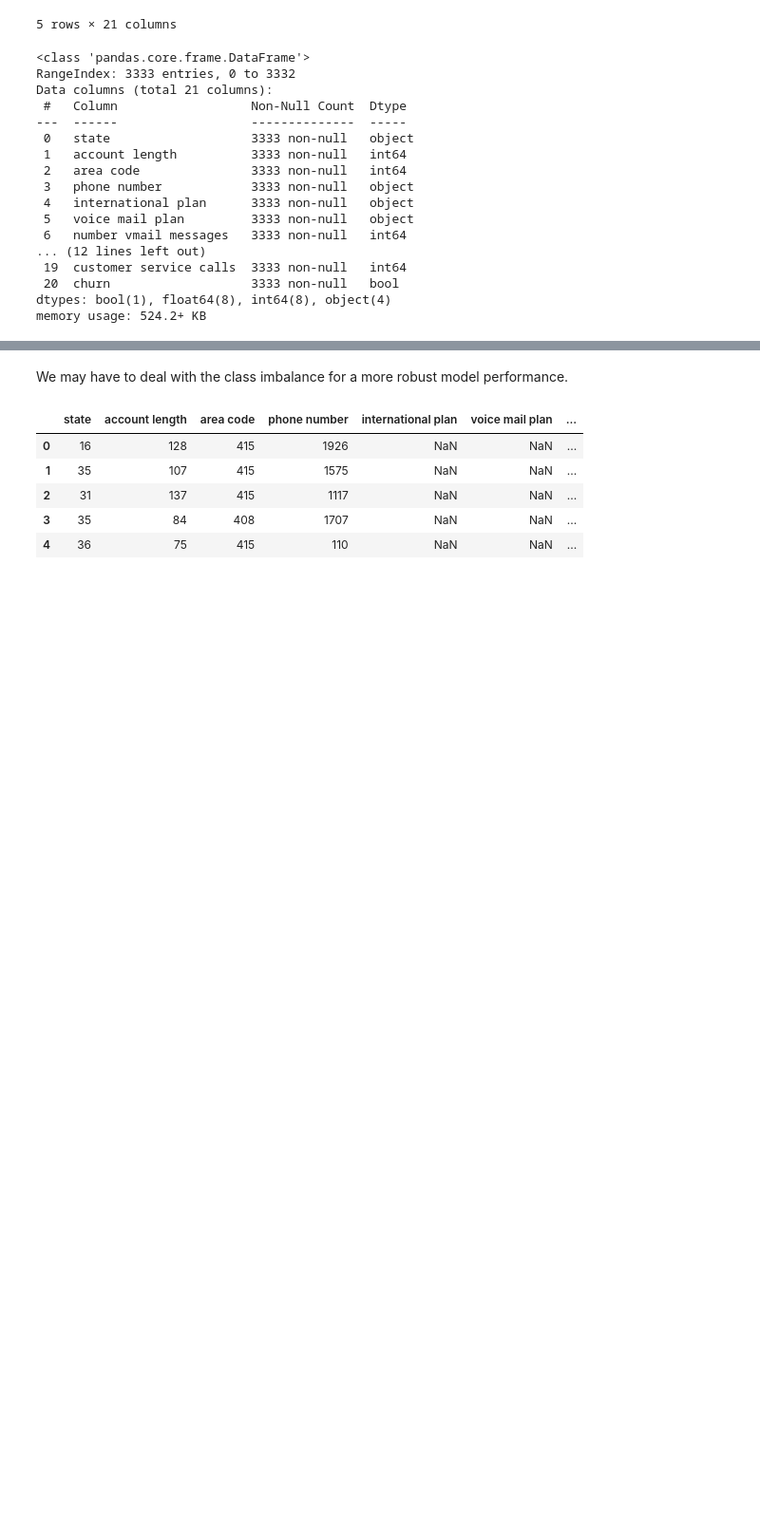
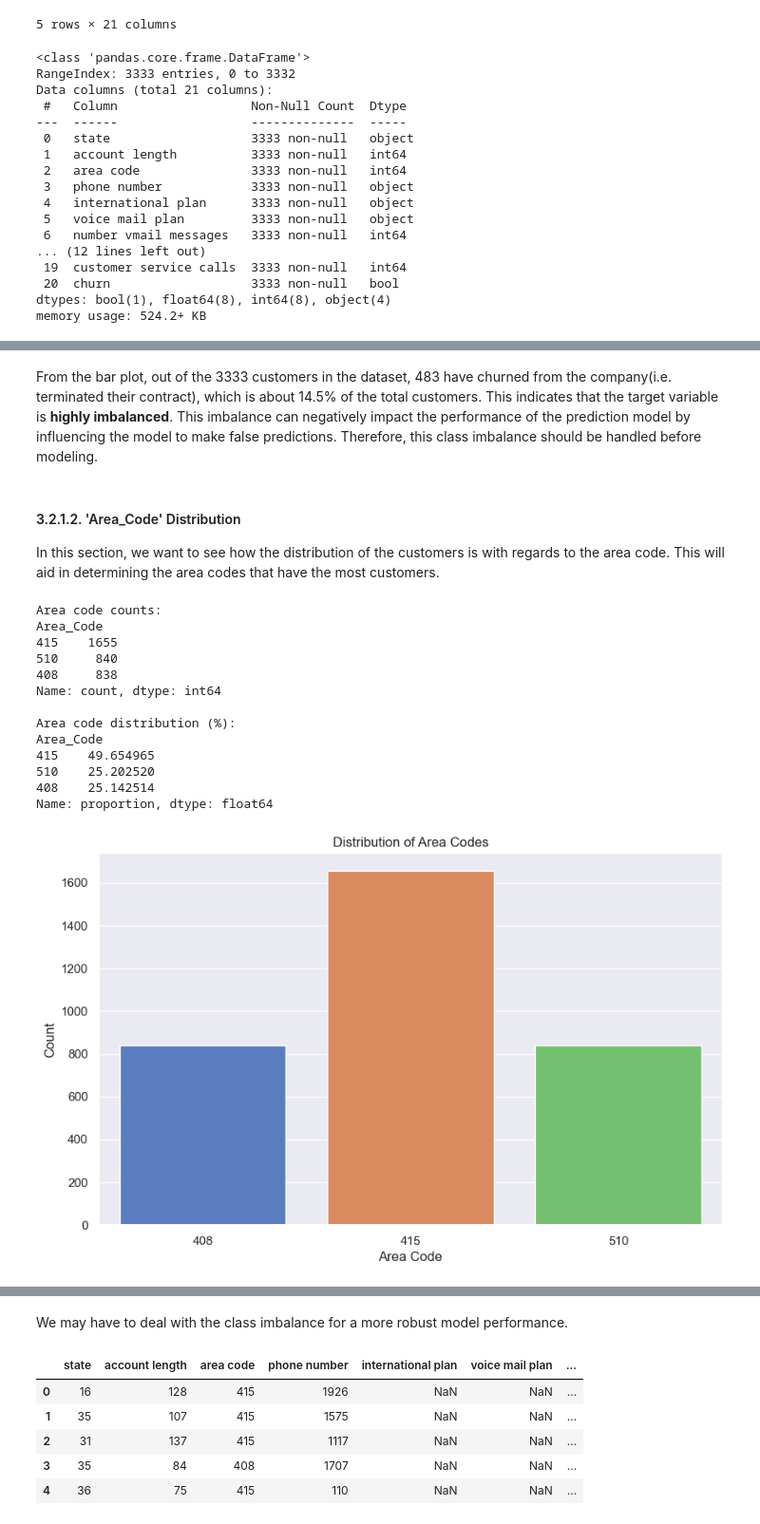
Before and after one commit to Patricknmaina/Phase-3-Project, a Jupyter notebook: index.ipynb, the cells around one changed output, grey strips where cells are left out. Shown at 95% size. Saved outputs shown, nothing was run; the diff lists cells and outputs as text; code cells hidden in the pictures; blank space fills up the shorter version.

```diff
--- a/index.ipynb
+++ b/index.ipynb
@@ -95,0 +282,36 @@ Name: count, dtype: int64
+# %% [markdown]
+From the bar plot, out of the 3333 customers in the dataset, 483 have churned from the company(i.e. terminated their contract), which is about 14.5% of the total customers. This indicates that the target variable is **highly imbalanced**. This imbalance can negatively impact the performance of the prediction model by influencing the model to make false predictions. Therefore, this class imbalance should be handled before modeling.
+# %% [markdown]
+#### 3.2.1.2. 'Area_Code' Distribution
+In this section, we want to see how the distribution of the customers is with regards to the area code. This will aid in determining the area codes that have the most customers.
+# %%
+# check the distribution of the unique values
+print("Area code counts:")
+print(churn_df['Area_Code'].value_counts())
+
+# check for normalized counts as a percentage
+print("\nArea code distribution (%):")
+print(churn_df['Area_Code'].value_counts(normalize=True) * 100)
+
+# Countplot of area code
+plt.figure(figsize=(10, 6))
+sns.countplot(x='Area_Code', data=churn_df, palette='muted')
+plt.title('Distribution of Area Codes')
+plt.xlabel('Area Code')
+plt.ylabel('Count')
+plt.show()
+# %% [output]
+Area code counts:
+Area_Code
+415    1655
+510     840
+408     838
+Name: count, dtype: int64
+
+Area code distribution (%):
+Area_Code
+415    49.654965
+510    25.202520
+408    25.142514
+Name: proportion, dtype: float64
+[figure, added]
```
Also changed, not shown: parts of 67 cells of this notebook.
